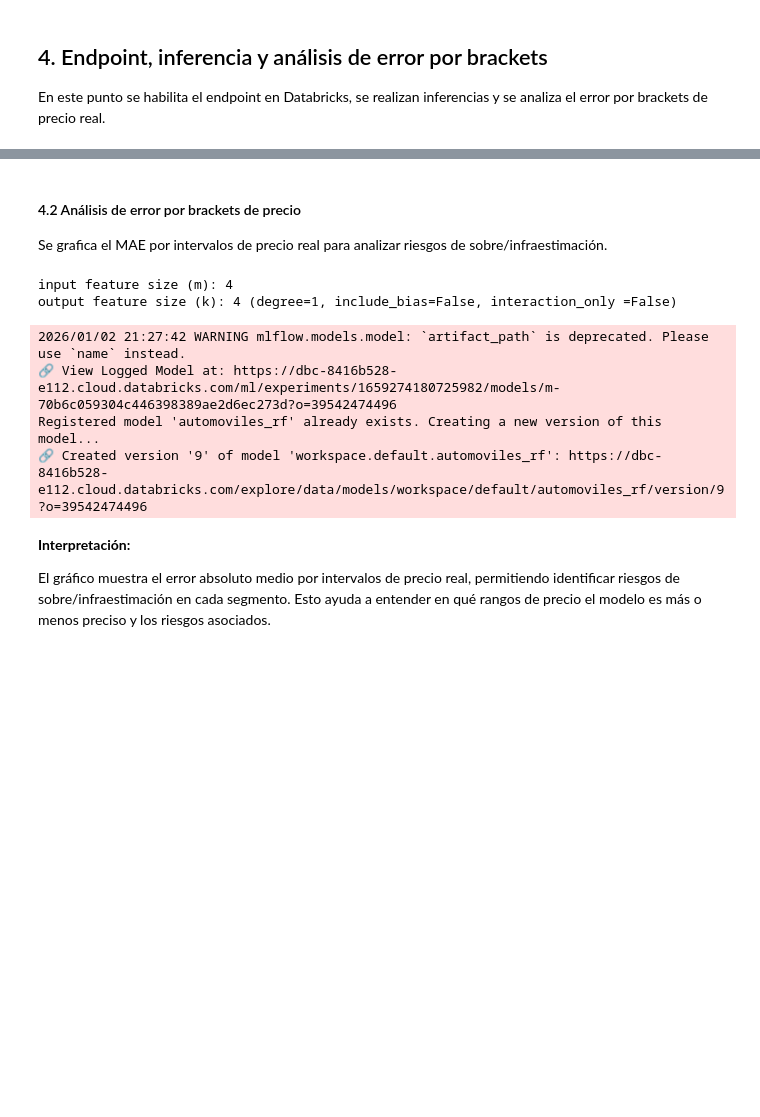
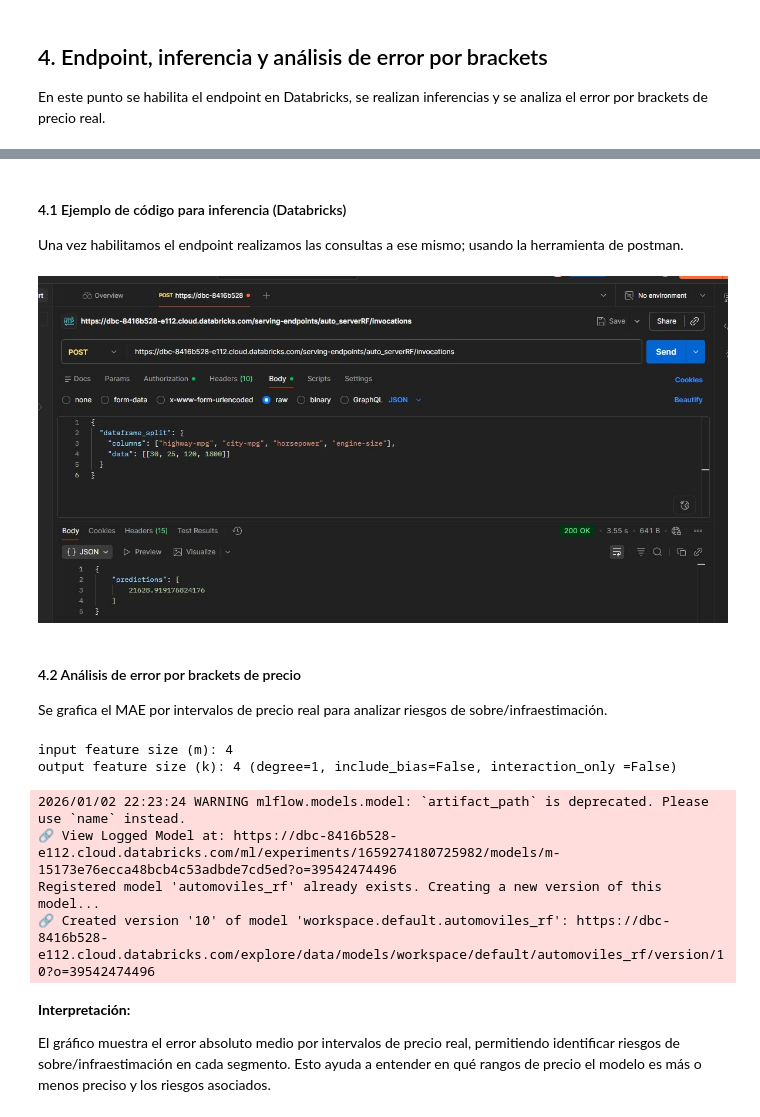
Before and after one commit to israelzuritacotania/modelos-lineales-para-ciencias-de-datos, a Jupyter notebook: laboratorio_2_upea_mlflow_tarea_2_Israel_Zurita_Cotaña.ipynb, the cells around one changed output, grey strips where cells are left out. Drawn from its saved outputs; the diff is of its cells as text; code cells hidden in the pictures; blank space fills up the shorter version.

```diff
--- a/laboratorio_2_upea_mlflow_tarea_2_Israel_Zurita_Cotaña.ipynb
+++ b/laboratorio_2_upea_mlflow_tarea_2_Israel_Zurita_Cotaña.ipynb
@@ -274,3 +275,12 @@ Este código permite enviar datos al endpoint y obtener predicciones del modelo
+# %% [markdown]
+#### 4.1 Ejemplo de código para inferencia (Databricks)
+
+Una vez habilitamos el endpoint realizamos las consultas a ese mismo; usando la herramienta de postman.
+# %%
+from IPython.display import Image, display
+display(Image(filename="rf_artifacts/PostmanUse.jpg"))
+# %% [output]
+[figure, added]
 # %% [markdown]
 #### 4.2 Análisis de error por brackets de precio
 
@@ -283,8 +293,8 @@ import pandas as pd
 
 # Definir parámetros
 params_rf = {
-    'n_estimators': 70,
-    'max_depth': 7,
+    'n_estimators': 50,
+    'max_depth': 4,
     'max_features': 'sqrt'
 }
 
@@ -343,10 +353,10 @@ with mlflow.start_run() as run:
 # %% [output]
 input feature size (m): 4
 output feature size (k): 4 (degree=1, include_bias=False, interaction_only =False)
-2026/01/02 21:27:42 WARNING mlflow.models.model: `artifact_path` is deprecated. Please use `name` instead.
-🔗 View Logged Model at: https://dbc-8416b528-e112.cloud.databricks.com/ml/experiments/1659274180725982/models/m-70b6c059304c446398389ae2d6ec273d?o=39542474496
+2026/01/02 22:23:24 WARNING mlflow.models.model: `artifact_path` is deprecated. Please use `name` instead.
+🔗 View Logged Model at: https://dbc-8416b528-e112.cloud.databricks.com/ml/experiments/1659274180725982/models/m-15173e76ecca48bcb4c53adbde7cd5ed?o=39542474496
 Registered model 'automoviles_rf' already exists. Creating a new version of this model...
-🔗 Created version '9' of model 'workspace.default.automoviles_rf': https://dbc-8416b528-e112.cloud.databricks.com/explore/data/models/workspace/default/automoviles_rf/version/9?o=39542474496
+🔗 Created version '10' of model 'workspace.default.automoviles_rf': https://dbc-8416b528-e112.cloud.databricks.com/explore/data/models/workspace/default/automoviles_rf/version/10?o=39542474496
 # %% [markdown]
 **Interpretación:**
 
```
Also changed, not shown: parts of 8 cells of this notebook.
